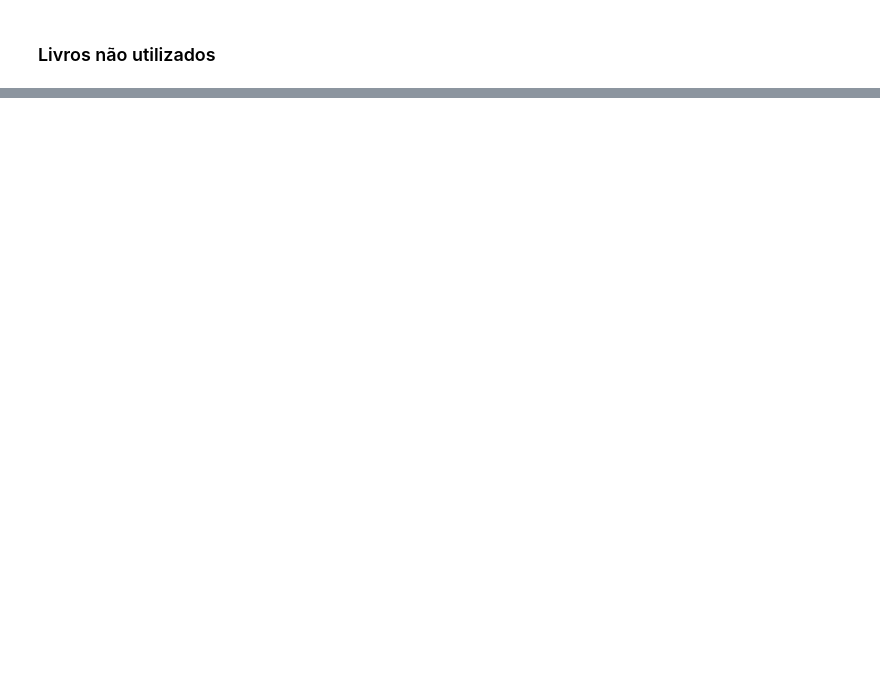
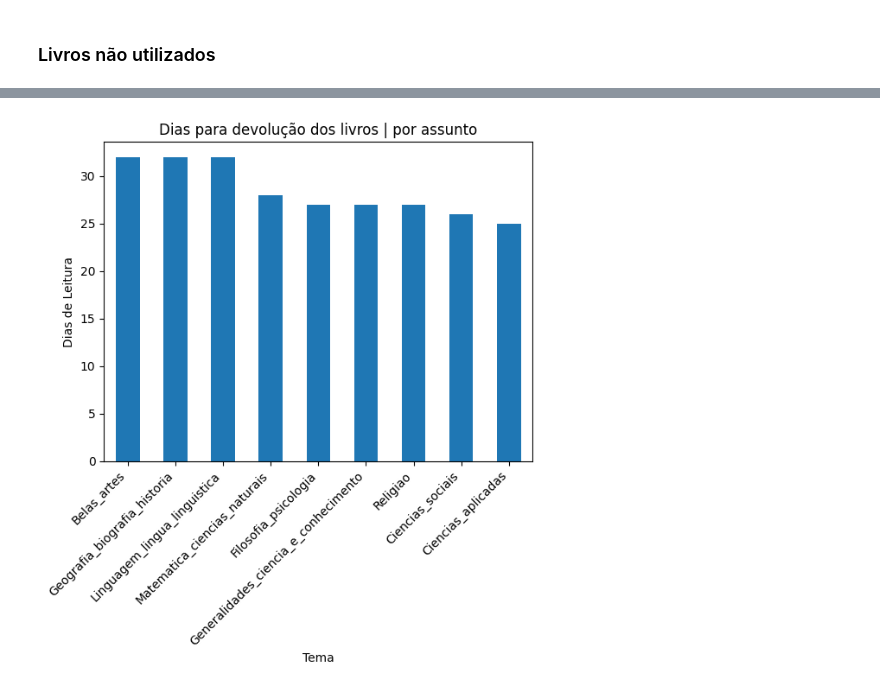
Before and after one commit to Pires1789/7daysofcode_acervo-biblioteca, a Jupyter notebook: Desafio7DaysofCode.ipynb, the cells around one changed output, grey strips where cells are left out. Saved outputs shown, nothing was run; the diff lists cells and outputs as text; code cells hidden in the pictures; blank space fills up the shorter version.

```diff
--- a/Desafio7DaysofCode.ipynb
+++ b/Desafio7DaysofCode.ipynb
@@ -207,0 +276,11 @@ dfnao_usados[['codigo_barras', 'colecao', 'biblioteca', 'status_material']].head
+# %%
+# Tempo médio de empréstimo dos livrospor categoria
+
+tempo_medio = df_merge.groupby('assunto_livro').apply(lambda x:
+ (x['data_devolucao'] - x['data_emprestimo']).mean().days).sort_values(ascending=False)
+
+tempo_medio.plot(kind='bar', xlabel='Tema', ylabel='Dias de Leitura', title='Dias para devolução dos livros | por assunto')
+plt.xticks(rotation=45, ha='right')
+plt.show()
+# %% [output]
+[figure, added]
```
Also changed, not shown: parts of 21 cells of this notebook.
